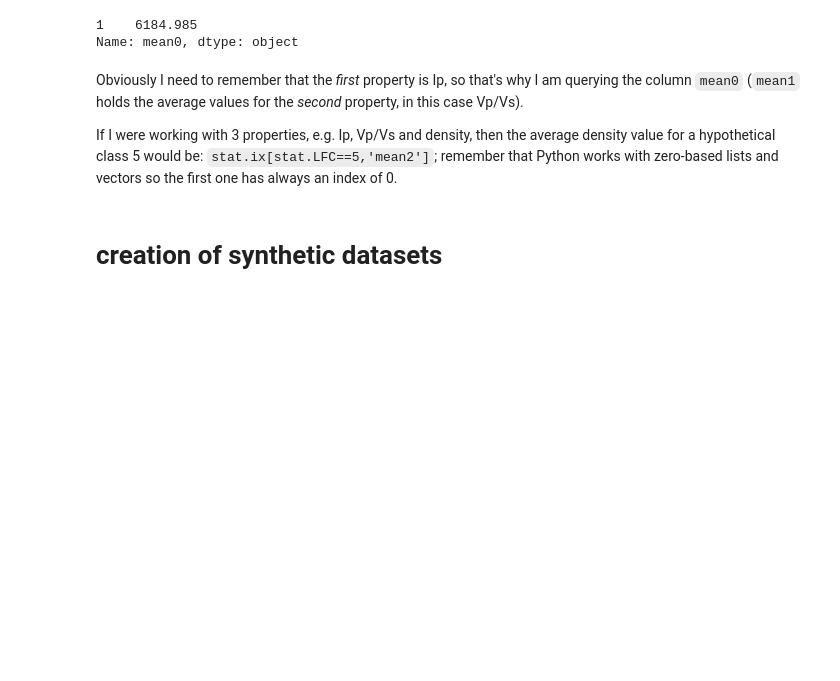
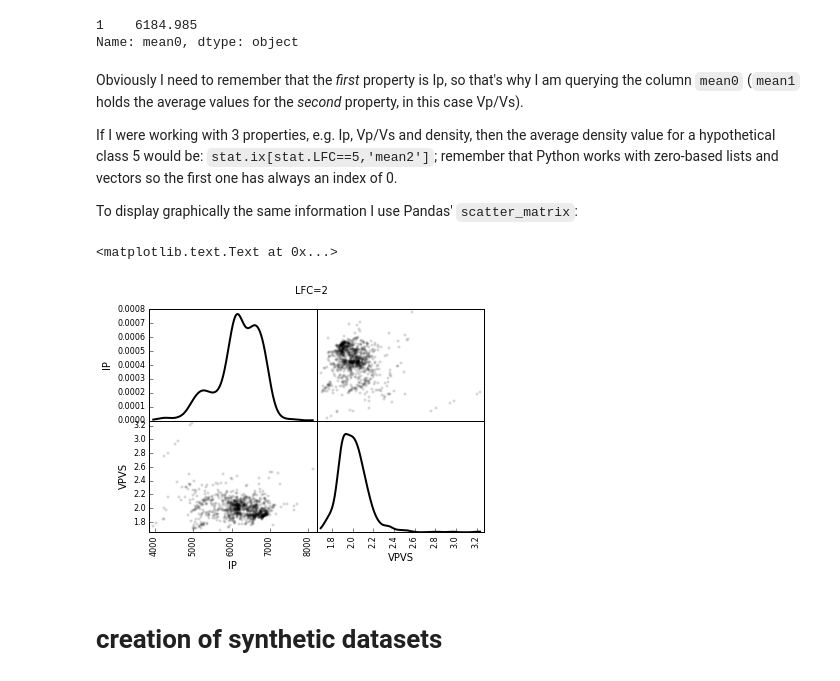
Before and after one commit to Kevin2599/geophysical_notes, a Jupyter notebook: creating_synthetic_data.ipynb, the cells around one changed output. Cells and saved outputs as stored; diff of their text form; code cells hidden in the pictures; blank space fills up the shorter version.

```diff
--- a/creating_synthetic_data.ipynb
+++ b/creating_synthetic_data.ipynb
@@ -611,6 +607,15 @@ Name: mean0, dtype: object
 Obviously I need to remember that the _first_ property is Ip, so that's why I am querying the column `mean0` (`mean1` holds the average values for the _second_ property, in this case Vp/Vs).
 
 If I were working with 3 properties, e.g. Ip, Vp/Vs and density, then the average density value for a hypothetical class 5 would be: `stat.ix[stat.LFC==5,'mean2']`; remember that Python works with zero-based lists and vectors so the first one has always an index of 0.
+
+To display graphically the same information I use Pandas' `scatter_matrix`:
+# %%
+i=2
+pd.scatter_matrix(ww[ww.LFC==i].drop('LFC',1), color='black', diagonal='kde', alpha=0.1, density_kwds={'color':'#000000','lw':2})
+plt.suptitle('LFC=%d' % i)
+# %% [output]
+<matplotlib.text.Text at 0x...>
+[figure, added]
 # %% [markdown]
 # creation of synthetic datasets
 # %% [markdown]
```
Also changed, not shown: parts of 5 cells of this notebook.
